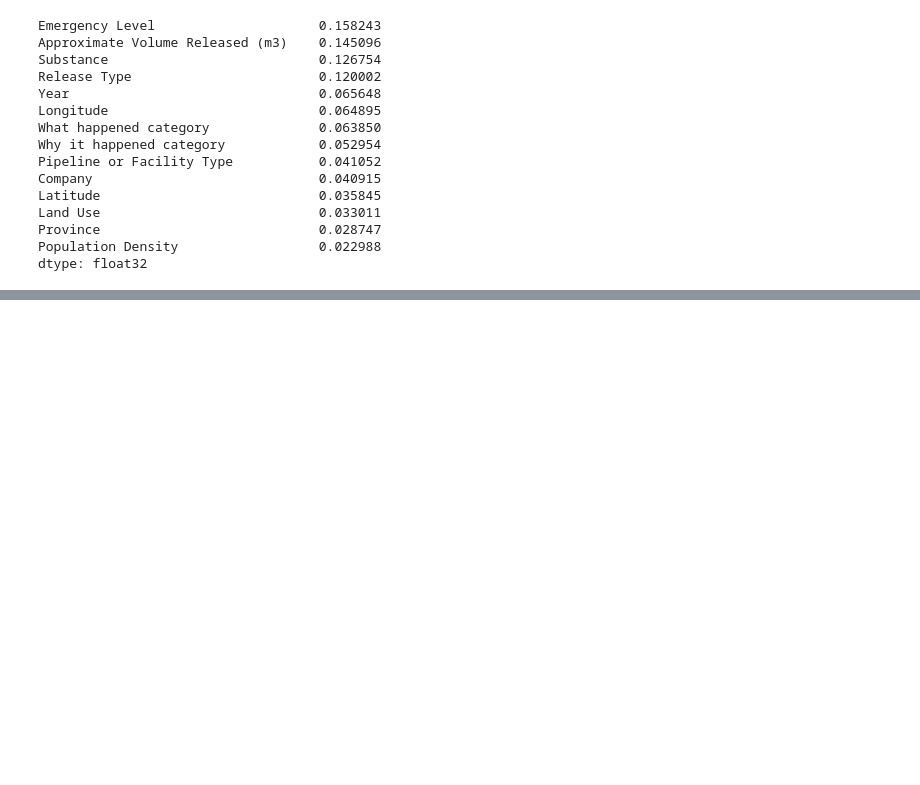
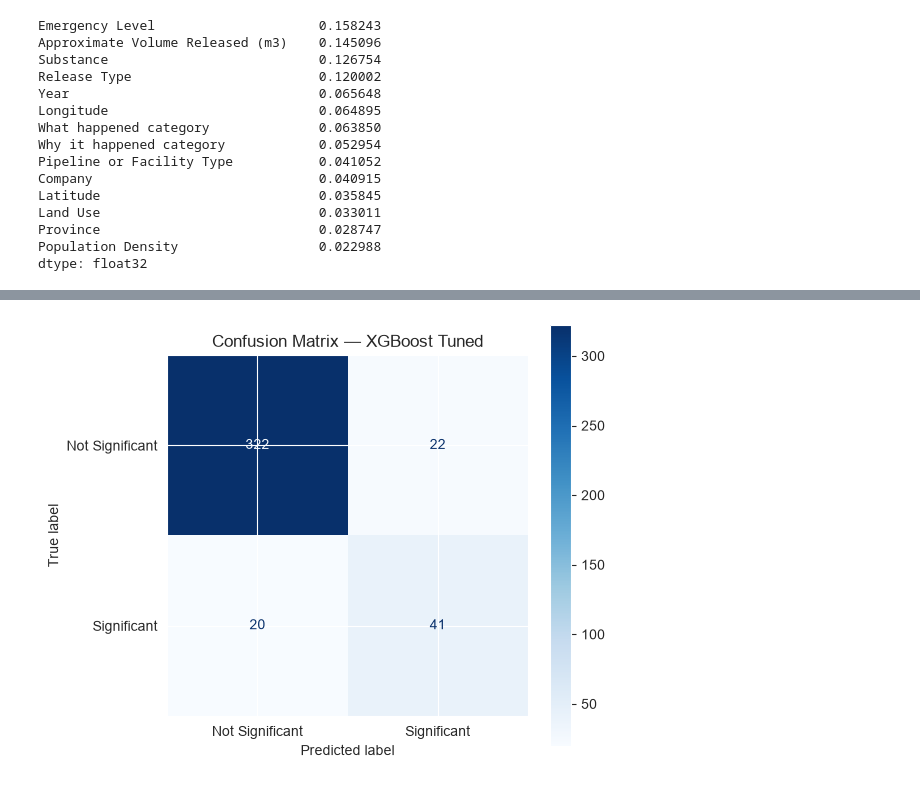
Before and after one commit to Abdullahnasirr/oil_gas_incident_risk_analytics, a Jupyter notebook: notebooks/03_ml_model.ipynb, the cells around one changed output, grey strips where cells are left out. Cells and saved outputs as stored; diff of their text form; code cells hidden in the pictures; blank space fills up the shorter version.

Commit message:
Day 7: confusion matrix, ROC-AUC 0.926 - model evaluation complete

```diff
--- a/notebooks/03_ml_model.ipynb
+++ b/notebooks/03_ml_model.ipynb
@@ -199,3 +199,16 @@ Land Use                            0.033011
 Province                            0.028747
 Population Density                  0.022988
 dtype: float32
+# %%
+# Try tuning XGBoost with more trees and depth
+xgb_model2 = XGBClassifier(
+    n_estimators=300,
+    max_depth=6,
+    learning_rate=0.05,
+    scale_pos_weight=scale,
+    random_state=42,
+    eval_metric='logloss'
+)
+xgb_model2.fit(X_train, y_train)
+y_pred_xgb2 = xgb_model2.predict(X_test)
+print(classification_report(y_test, y_pred_xgb2, target_names=['Not Significant', 'Significant']))
@@ -201,0 +224,16 @@ dtype: float32
+# %%
+from sklearn.metrics import ConfusionMatrixDisplay, roc_auc_score, RocCurveDisplay
+
+# Confusion matrix
+fig, ax = plt.subplots(figsize=(6, 5))
+ConfusionMatrixDisplay.from_predictions(
+    y_test, y_pred_xgb2,
+    display_labels=['Not Significant', 'Significant'],
+    cmap='Blues', ax=ax
+)
+plt.title('Confusion Matrix — XGBoost Tuned')
+plt.tight_layout()
+plt.savefig('../dashboard/confusion_matrix.png', dpi=150)
+plt.show()
+# %% [output]
+[figure, added]
```
Also changed, not shown: parts of 2 cells of this notebook, 2 other files.
